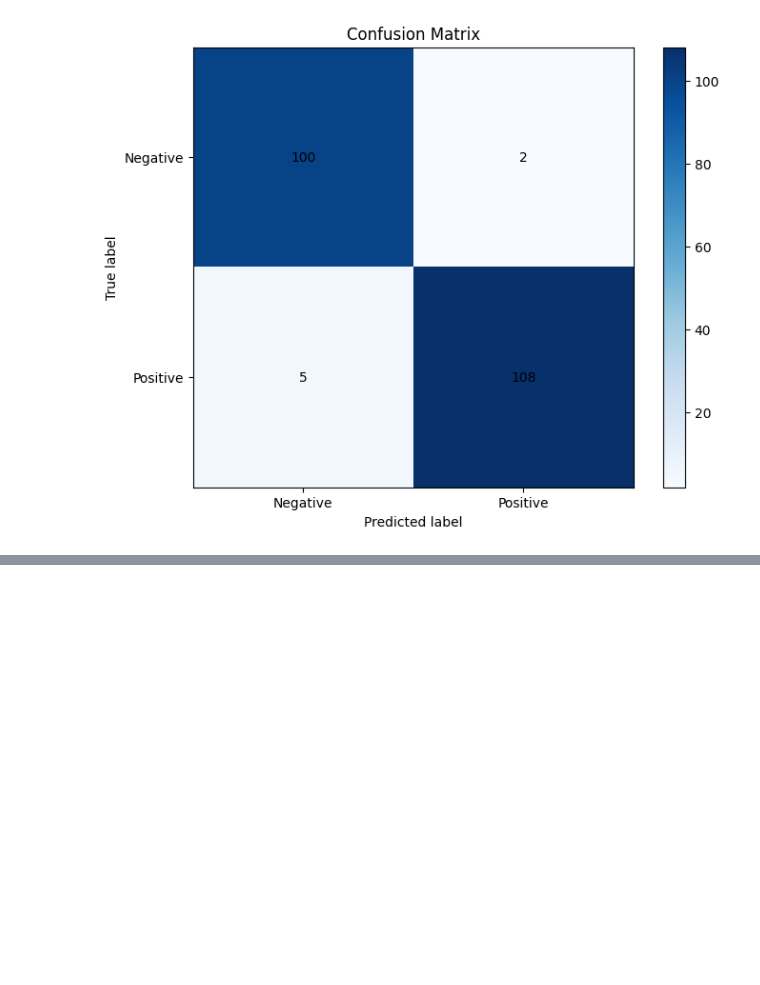
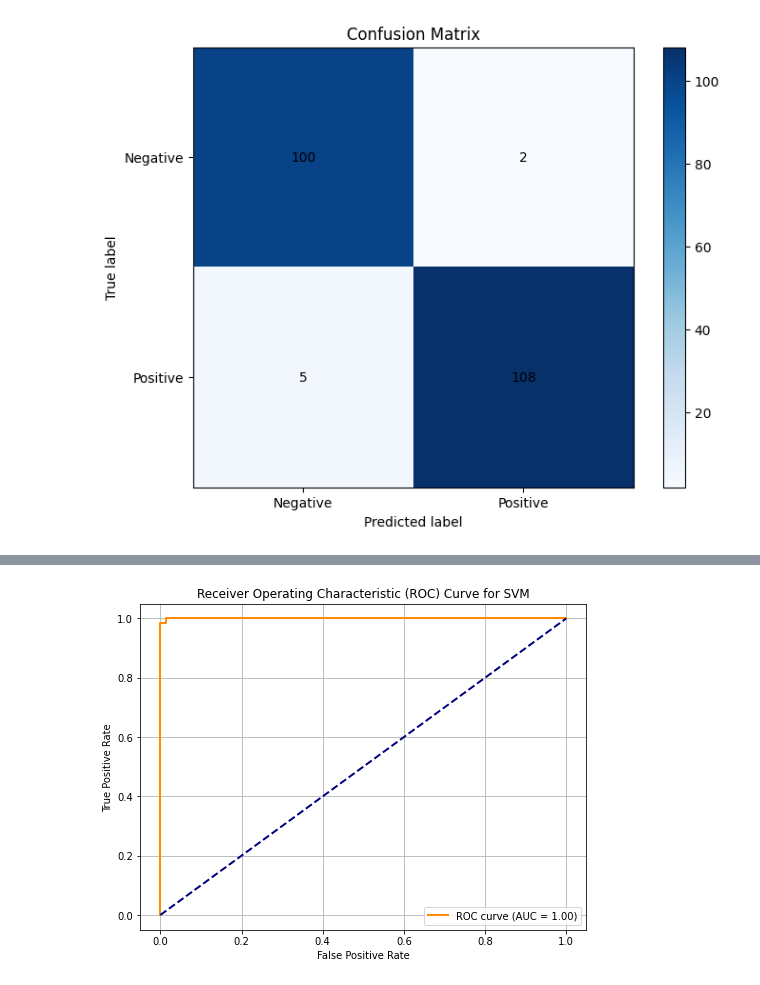
Before and after one commit to Sarah-Jasim/ENGG680_Breast-Cancer-detection-using-machine-learning, a Jupyter notebook: 680_Project_main.ipynb, the cells around one changed output, grey strips where cells are left out. Cells and saved outputs as stored; diff of their text form; code cells hidden in the pictures; blank space fills up the shorter version.

```diff
--- a/680_Project_main.ipynb
+++ b/680_Project_main.ipynb
@@ -622,0 +672,25 @@ ROC-AUC: 1.00
+# %%
+# Define the parameter grid for hyperparameter tuning
+param_grid = {
+    'C': [0.1, 1, 10, 100],  # Regularization strength
+    'kernel': ['linear', 'rbf', 'poly', 'sigmoid'],  # Kernel types
+    'gamma': ['scale', 'auto'],  # Kernel coefficient
+    'degree': [2, 3, 4],  # Only relevant for 'poly' kernel
+}
+
+# GridSearchCV for SVM
+grid_search = GridSearchCV(SVC(probability=True), param_grid, cv=5, scoring='accuracy', verbose=2, n_jobs=-1)
+grid_search.fit(X_train, y_train)
+
+# Best parameters and accuracy
+print("Best Parameters:", grid_search.best_params_)
+print("Best Cross-Validation Accuracy:", grid_search.best_score_)
+
+# Evaluate the best model
+best_model = grid_search.best_estimator_
+y_pred = best_model.predict(X_test)
+y_pred_proba = best_model.predict_proba(X_test)[:, 1]  # Extract probability of the positive class
+
+# Print final metrics
+print("Test Accuracy:", accuracy_score(y_test, y_pred))
+print("Classification Report:\n", classification_report(y_test, y_pred))
@@ -622,0 +711,19 @@ ROC-AUC: 1.00
+# %%
+# Calculate ROC AUC
+from sklearn.metrics import roc_curve, auc
+
+fpr_svm, tpr_svm, thresholds_svm = roc_curve(y_test, y_pred_proba)
+roc_auc_svm = auc(fpr_svm, tpr_svm)
+
+# Plot ROC curve
+plt.figure(figsize=(8, 6))
+plt.plot(fpr_svm, tpr_svm, color='darkorange', lw=2, label=f'ROC curve (AUC = {roc_auc_svm:.2f})')
+plt.plot([0, 1], [0, 1], color='navy', lw=2, linestyle='--')
+plt.title('Receiver Operating Characteristic (ROC) Curve for SVM')
+plt.xlabel('False Positive Rate')
+plt.ylabel('True Positive Rate')
+plt.legend(loc="lower right")
+plt.grid()
+plt.show()
+# %% [output]
+[figure, added]
```
Also changed, not shown: parts of 13 cells of this notebook.
